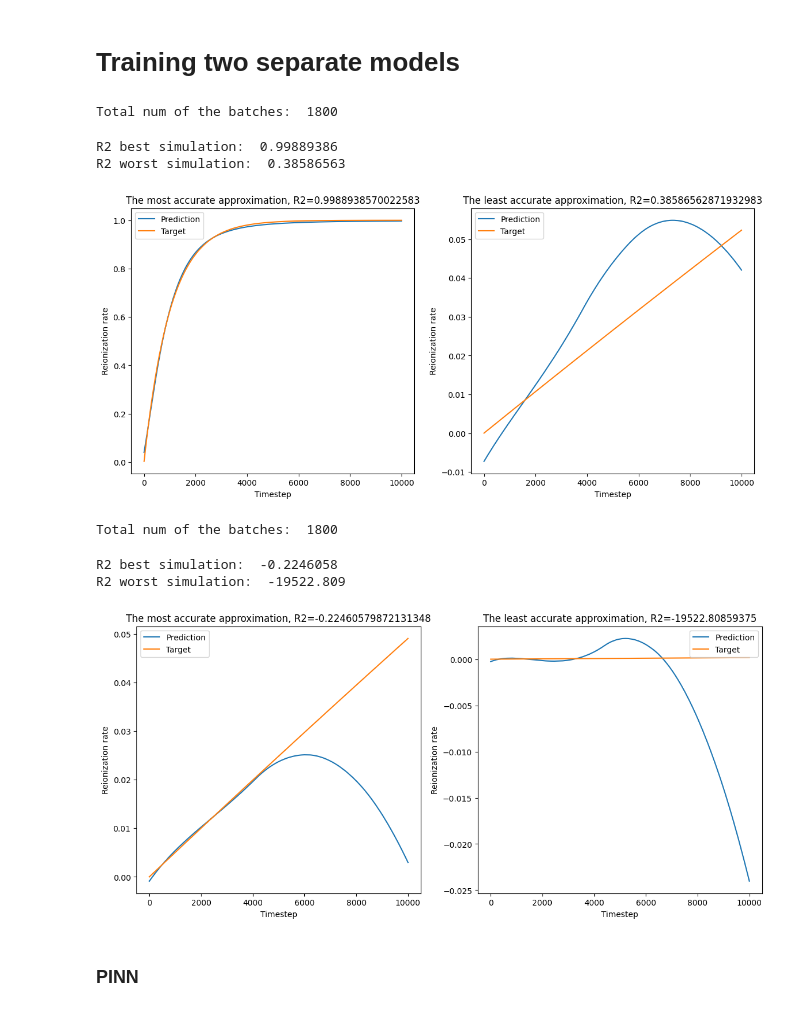
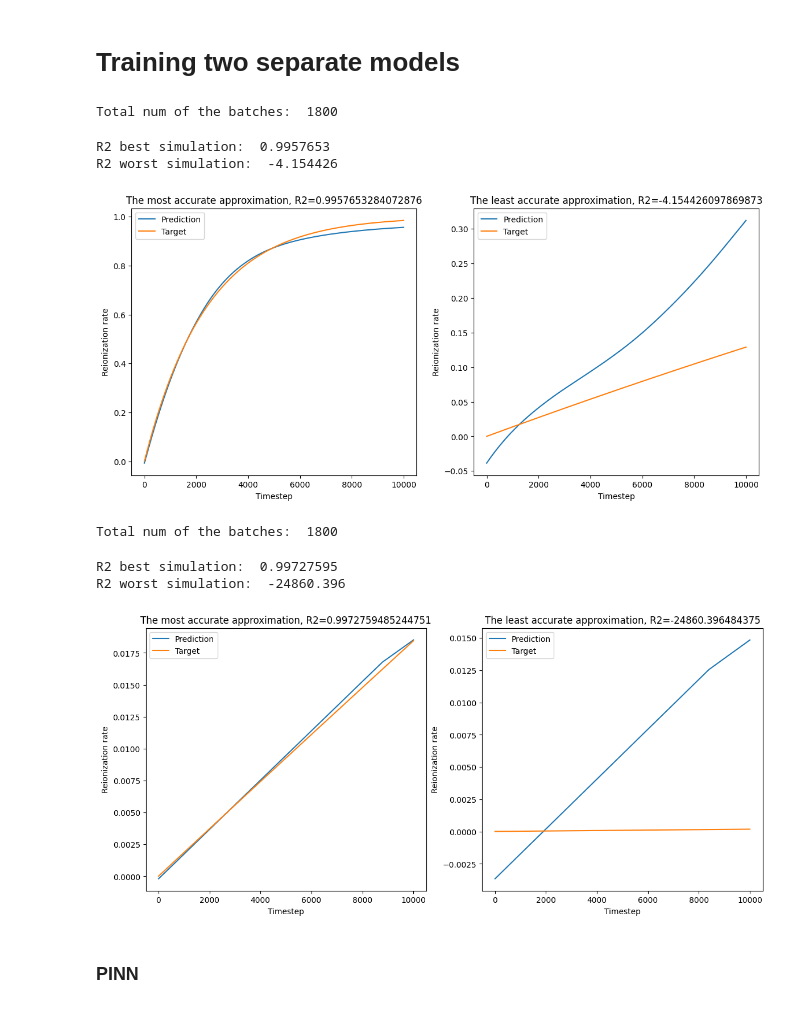
Before and after one commit to CS-433/ml-project-2-lady_bug, a Jupyter notebook: PINN_for_hydrogen_ionization.ipynb, the cells around one changed output. Saved outputs shown, nothing was run; the diff lists cells and outputs as text; code cells hidden in the pictures.

```diff
--- a/PINN_for_hydrogen_ionization.ipynb
+++ b/PINN_for_hydrogen_ionization.ipynb
@@ -404,13 +408,13 @@ plt.show()
 # Training two separate models
 # %%
 model_usual = FCN_with_last_activation([3, 8, 8, 8, 8, 1], last_activation=torch.nn.Tanh)
-optimizer = torch.optim.Adam(model.parameters(), lr=1e-3)
+optimizer = torch.optim.Adam(model_usual.parameters(), lr=1e-3)
 scheduler = torch.optim.lr_scheduler.ReduceLROnPlateau(optimizer, factor=0.9, patience=500,)
 
-run = RunAllSimulations('multi_sim_no_physics_for usual_samples')
+run = RunAllSimulations('multi_sim_no_physics_for_usual_samples')
 
 run.data_handler = DataHandlerForAllSimulations(x, y, resample_ood_runs=True, ood_weight=0., normal_weight=1.)
-run.model = model
+run.model = model_usual
 run.optimizer = optimizer
 run.scheduler = scheduler
 run.data_loss = torch.nn.MSELoss()
@@ -420,30 +424,30 @@ run.train(10)
 r2_scores_7 = all_run_eval(run)
 # %% [output]
 Total num of the batches:  1800
-R2 best simulation:  0.99889386
-R2 worst simulation:  0.38586563
+R2 best simulation:  0.9957653
+R2 worst simulation:  -4.154426
-[figure, old version]
+[figure, new version]
 # %%
 model_ood = FCN([3, 8, 8, 8, 8, 1])
-optimizer = torch.optim.Adam(model.parameters(), lr=1e-3)
+optimizer = torch.optim.Adam(model_ood.parameters(), lr=1e-3)
 scheduler = torch.optim.lr_scheduler.ReduceLROnPlateau(optimizer, factor=0.9, patience=500,)
 
-run = RunAllSimulations('multi_sim_no_physics_for ood_samples')
+run = RunAllSimulations('multi_sim_no_physics_for_ood_samples')
 
 run.data_handler = DataHandlerForAllSimulations(x, y, resample_ood_runs=True, ood_weight=1., normal_weight=0.)
-run.model = model
+run.model = model_ood
 run.optimizer = optimizer
 run.scheduler = scheduler
 run.data_loss = torch.nn.MSELoss()
 run.physics_loss = None
 
 run.train(10)
 r2_scores_8 = all_run_eval(run)
 # %% [output]
 Total num of the batches:  1800
-R2 best simulation:  -0.2246058
-R2 worst simulation:  -19522.809
+R2 best simulation:  0.99727595
+R2 worst simulation:  -24860.396
-[figure, old version]
+[figure, new version]
 # %% [markdown]
 ### PINN
 # %%
```
Also changed, not shown: parts of 9 cells of this notebook, 1 other file.
